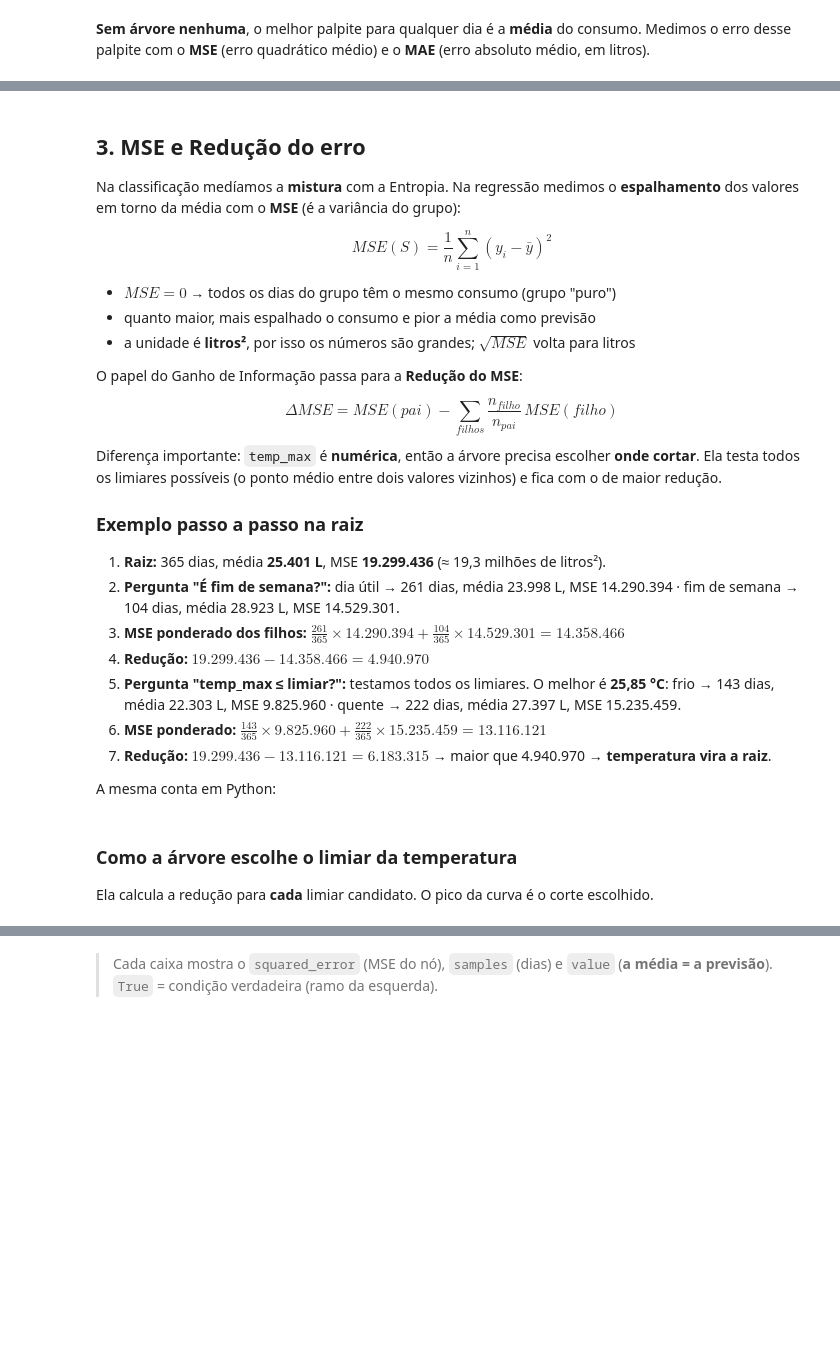
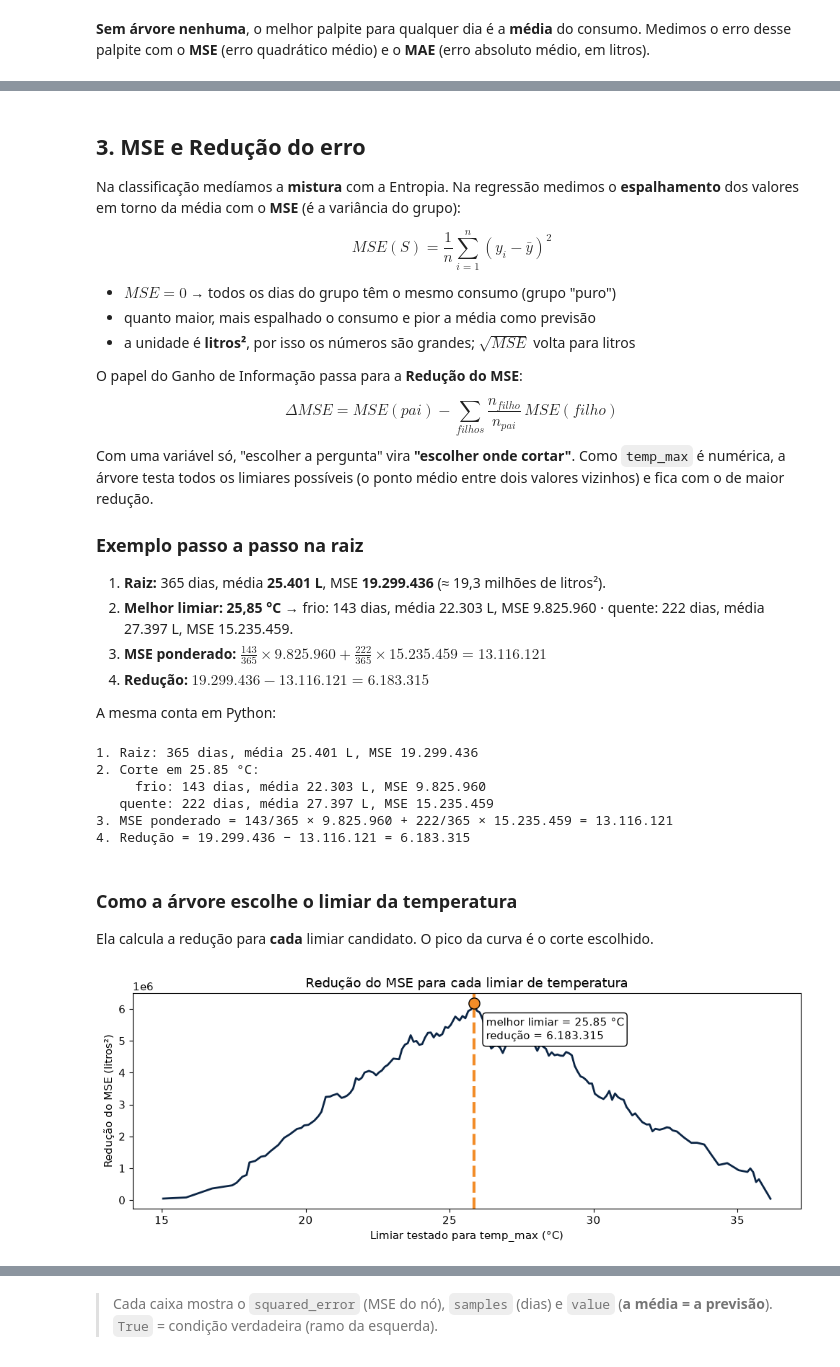
Before and after one commit to rubens-m1/arvores-decisao, a Jupyter notebook: arvores_de_decisao.ipynb, the cells around one changed output, grey strips where cells are left out. Drawn from its saved outputs; the diff is of its cells as text; code cells hidden in the pictures; blank space fills up the shorter version.

```diff
--- a/arvores_de_decisao.ipynb
+++ b/arvores_de_decisao.ipynb
@@ -439,19 +619,15 @@ O papel do Ganho de Informação passa para a **Redução do MSE**:
 
 $$\Delta MSE = MSE(pai) - \sum_{filhos} \frac{n_{filho}}{n_{pai}}\, MSE(filho)$$
 
-Diferença importante: `temp_max` é **numérica**, então a árvore precisa escolher **onde cortar**. Ela testa todos os
-limiares possíveis (o ponto médio entre dois valores vizinhos) e fica com o de maior redução.
+Com uma variável só, "escolher a pergunta" vira **"escolher onde cortar"**. Como `temp_max` é numérica, a árvore testa
+todos os limiares possíveis (o ponto médio entre dois valores vizinhos) e fica com o de maior redução.
 
 ### Exemplo passo a passo na raiz
 
 1. **Raiz:** 365 dias, média **25.401 L**, MSE **19.299.436** (≈ 19,3 milhões de litros²).
-2. **Pergunta "É fim de semana?":** dia útil → 261 dias, média 23.998 L, MSE 14.290.394 · fim de semana → 104 dias, média 28.923 L, MSE 14.529.301.
-3. **MSE ponderado dos filhos:** $\tfrac{261}{365} \times 14.290.394 + \tfrac{104}{365} \times 14.529.301 = 14.358.466$
-4. **Redução:** $19.299.436 - 14.358.466 = 4.940.970$
-5. **Pergunta "temp_max ≤ limiar?":** testamos todos os limiares. O melhor é **25,85 °C**:
-   frio → 143 dias, média 22.303 L, MSE 9.825.960 · quente → 222 dias, média 27.397 L, MSE 15.235.459.
-6. **MSE ponderado:** $\tfrac{143}{365} \times 9.825.960 + \tfrac{222}{365} \times 15.235.459 = 13.116.121$
-7. **Redução:** $19.299.436 - 13.116.121 = 6.183.315$ → maior que 4.940.970 → **temperatura vira a raiz**.
+2. **Melhor limiar: 25,85 °C** → frio: 143 dias, média 22.303 L, MSE 9.825.960 · quente: 222 dias, média 27.397 L, MSE 15.235.459.
+3. **MSE ponderado:** $\tfrac{143}{365} \times 9.825.960 + \tfrac{222}{365} \times 15.235.459 = 13.116.121$
+4. **Redução:** $19.299.436 - 13.116.121 = 6.183.315$
 
 A mesma conta em Python:
 # %%
@@ -468,35 +644,47 @@ def reducao(dados, feature, limiar):
 
 pai = df_cerveja[ALVO]
 print(f"1. Raiz: {len(pai)} dias, média {litros(pai.mean())}, MSE {num(mse(pai))}")
-for passo, (f, limiar, nomes) in enumerate([("fim_de_semana", 0.5, ("dia útil", "fim de semana")),
-                                             ("temp_max", LIMIAR, ("frio", "quente"))]):
-    red, esq, dir_ = reducao(df_cerveja, f, limiar)
-    print(f"\n{f} (limiar {limiar}):")
-    for nome, g in zip(nomes, (esq, dir_)):
-        print(f"   {nome:>13}: {len(g)} dias, média {litros(g.mean())}, MSE {num(mse(g))}")
-    filhos = mse(pai) - red
-    print(f"   MSE ponderado = {len(esq)}/{len(pai)} × {num(mse(esq))} + {len(dir_)}/{len(pai)} × {num(mse(dir_))} = {num(filhos)}")
-    print(f"   Redução = {num(mse(pai))} − {num(filhos)} = {num(red)}")
+red, esq, dir_ = reducao(df_cerveja, "temp_max", LIMIAR)
+print(f"2. Corte em {LIMIAR} °C:")
+for nome, g in (("frio", esq), ("quente", dir_)):
+    print(f"   {nome:>6}: {len(g)} dias, média {litros(g.mean())}, MSE {num(mse(g))}")
+filhos = mse(pai) - red
+print(f"3. MSE ponderado = {len(esq)}/{len(pai)} × {num(mse(esq))} + {len(dir_)}/{len(pai)} × {num(mse(dir_))} = {num(filhos)}")
+print(f"4. Redução = {num(mse(pai))} − {num(filhos)} = {num(red)}")
+# %% [output]
+1. Raiz: 365 dias, média 25.401 L, MSE 19.299.436
+2. Corte em 25.85 °C:
+     frio: 143 dias, média 22.303 L, MSE 9.825.960
+   quente: 222 dias, média 27.397 L, MSE 15.235.459
+3. MSE ponderado = 143/365 × 9.825.960 + 222/365 × 15.235.459 = 13.116.121
+4. Redução = 19.299.436 − 13.116.121 = 6.183.315
 # %% [markdown]
 ### Como a árvore escolhe o limiar da temperatura
 Ela calcula a redução para **cada** limiar candidato. O pico da curva é o corte escolhido.
 # %%
-def melhor_corte(dados, feature):
+def melhor_corte(dados, feature="temp_max"):
     valores = np.sort(dados[feature].unique())
     limiares = (valores[:-1] + valores[1:]) / 2
     reducoes = np.array([reducao(dados, feature, t)[0] for t in limiares])
     return limiares, reducoes
 
 
-limiares, reducoes = melhor_corte(df_cerveja, "temp_max")
-melhor = limiares[reducoes.argmax()]
+def curva(ax, dados, titulo):
+    limiares, reducoes = melhor_corte(dados)
+    melhor = limiares[reducoes.argmax()]
+    ax.plot(limiares, reducoes, color=AZUL_ESCURO, lw=2)
+    ax.axvline(melhor, color=LARANJA, lw=3, ls="--")
+    ax.scatter([melhor], [reducoes.max()], s=120, c=LARANJA, edgecolors=PRETO, zorder=3)
+    ax.annotate(f"melhor limiar = {melhor:.2f} °C\nredução = {num(reducoes.max())}", (melhor, reducoes.max()),
+                xytext=(12, -36), textcoords="offset points",
+                bbox=dict(boxstyle="round", facecolor=BRANCO, edgecolor=PRETO))
+    ax.set_xlabel("Limiar testado para temp_max (°C)"); ax.set_ylabel("Redução do MSE (litros²)")
+    ax.set_title(titulo)
+    return melhor
+
 
 fig, ax = plt.subplots(figsize=(10, 4))
-ax.plot(limiares, reducoes, color=AZUL_ESCURO, lw=2)
-ax.axvline(melhor, color=LARANJA, lw=3, ls="--")
-ax.scatter([melhor], [reducoes.max()], s=120, c=LARANJA, edgecolors=PRETO, zorder=3)
-ax.annotate(f"melhor limiar = {melhor:.2f} °C\nredução = {num(reducoes.max())}", (melhor, reducoes.max()),
-            xytext=(12, -36), textcoords="offset points")
-ax.set_xlabel("Limiar testado para temp_max (°C)"); ax.set_ylabel("Redução do MSE (litros²)")
-ax.set_title("Redução do MSE para cada limiar de temperatura")
+melhor = curva(ax, df_cerveja, "Redução do MSE para cada limiar de temperatura")
 plt.tight_layout(); plt.show()
+# %% [output]
+[figure, added]
```
Also changed, not shown: parts of 53 cells of this notebook, 1 other file.
